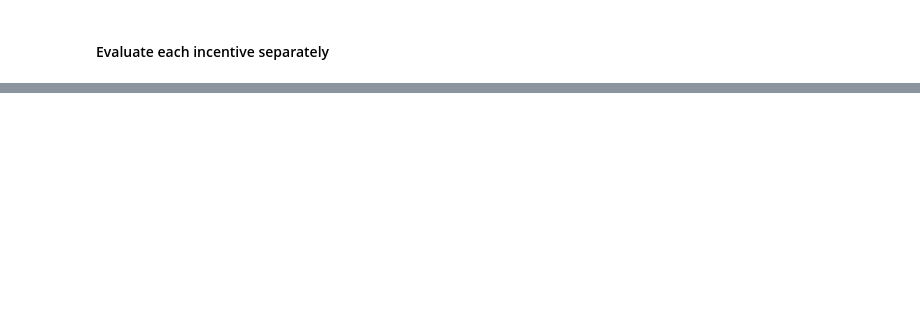
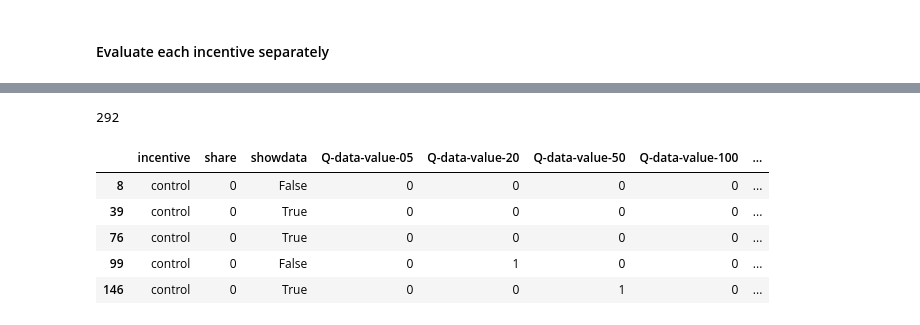
Before and after one commit to aberke/amazon-study, a Jupyter notebook: data-analysis/survey-data.ipynb, the cells around one changed output, grey strips where cells are left out. Saved outputs shown, nothing was run; the diff lists cells and outputs as text; code cells hidden in the pictures; blank space fills up the shorter version.

```diff
--- a/data-analysis/survey-data.ipynb
+++ b/data-analysis/survey-data.ipynb
@@ -2503,14 +2380,0 @@ amount, total count, share count, cumulative share count, cumulative share rate
-# %%
-# data value Qs
-hypo_bonus_Qs = [
-    'Q-data-value-05','Q-data-value-20', 'Q-data-value-50',
-    'Q-data-value-100', 'Q-data-value-any', 'Q-data-value-any_1_TEXT'
-]
-hypo_share_df = df[(df['incentive']=='control') & (df['share']==0)][['share', 'showdata']+data_value_Qs].fillna(0)
-
-print(len(hypo_share_df))
-
-# Map the No/yes data value questions to 0/1
-for col in ['Q-data-value-05','Q-data-value-20', 'Q-data-value-50', 'Q-data-value-100', 'Q-data-value-any']:
-    hypo_share_df[col] = hypo_share_df[col].apply(lambda v: 0 if (v=='No' or v==0) else 1)
-hypo_share_df.head()
@@ -2612,0 +2653,15 @@ agg_share_df
+# %%
+# data value Qs
+hypo_bonus_Qs = [
+    'Q-data-value-05','Q-data-value-20', 'Q-data-value-50',
+    'Q-data-value-100', 'Q-data-value-any', 'Q-data-value-any_1_TEXT'
+]
+# setting up hypo share df with all incentives first to reuse later for alternative method
+hypo_shares_all_incentives = df[df['share']==0][['incentive', 'share', 'showdata']+hypo_bonus_Qs].fillna(0)
+
+print(len(hypo_shares_all_incentives))
+
+# Map the No/yes data value questions to 0/1
+for col in ['Q-data-value-05','Q-data-value-20', 'Q-data-value-50', 'Q-data-value-100', 'Q-data-value-any']:
+    hypo_shares_all_incentives[col] = hypo_shares_all_incentives[col].apply(lambda v: 0 if (v=='No' or v==0) else 1)
+hypo_shares_all_incentives.head(3)
@@ -2612,0 +2674,12 @@ agg_share_df
+# %%
+hypo_share_df = hypo_shares_all_incentives[hypo_shares_all_incentives['incentive']=='control']
+print(len(hypo_share_df))
+hypo_share_df.head()
+# %% [output]
+292
+|  | incentive | share | showdata | Q-data-value-05 | Q-data-value-20 | Q-data-value-50 | Q-data-value-100 | ... |
+| 8 | control | 0 | False | 0 | 0 | 0 | 0 | ... |
+| 39 | control | 0 | True | 0 | 0 | 0 | 0 | ... |
+| 76 | control | 0 | True | 0 | 0 | 0 | 0 | ... |
+| 99 | control | 0 | False | 0 | 1 | 0 | 0 | ... |
+| 146 | control | 0 | True | 0 | 0 | 1 | 0 | ... |
```
Also changed, not shown: parts of 78 cells of this notebook.
